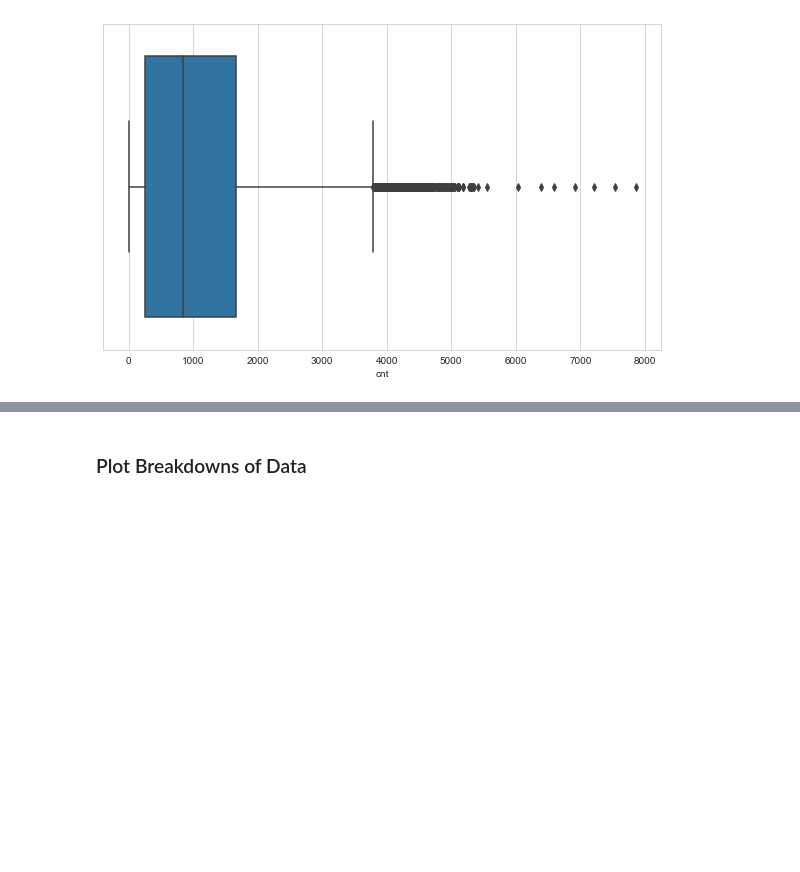
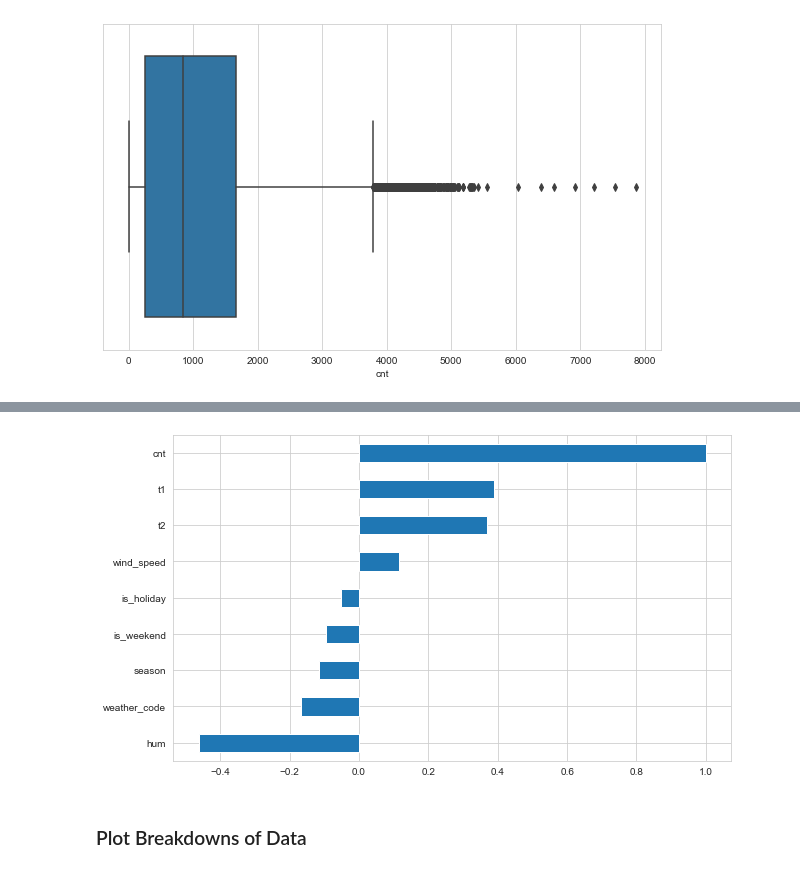
Before and after one commit to YusufSHub/Machine-Learning, a Jupyter notebook: DL/RNN Project Store Sharing/RNN project-Mutivariate Time Series with RNN (Bike Sharing Demand Prediction)-Student.ipynb, the cells around one changed output, grey strips where cells are left out. Cells and saved outputs as stored; diff of their text form; code cells hidden in the pictures; blank space fills up the shorter version.

```diff
--- a/DL/RNN Project Store Sharing/RNN project-Mutivariate Time Series with RNN (Bike Sharing Demand Prediction)-Student.ipynb
+++ b/DL/RNN Project Store Sharing/RNN project-Mutivariate Time Series with RNN (Bike Sharing Demand Prediction)-Student.ipynb
@@ -225,2 +237,7 @@ sns.boxplot(data=df, x="cnt")
+# %%
+plt.figure(figsize=(10,6))
+df.corr()["cnt"].sort_values().plot.barh();
+# %% [output]
+[figure, added]
 # %% [markdown]
 ### Plot Breakdowns of Data
```
Also changed, not shown: parts of 74 cells of this notebook.
